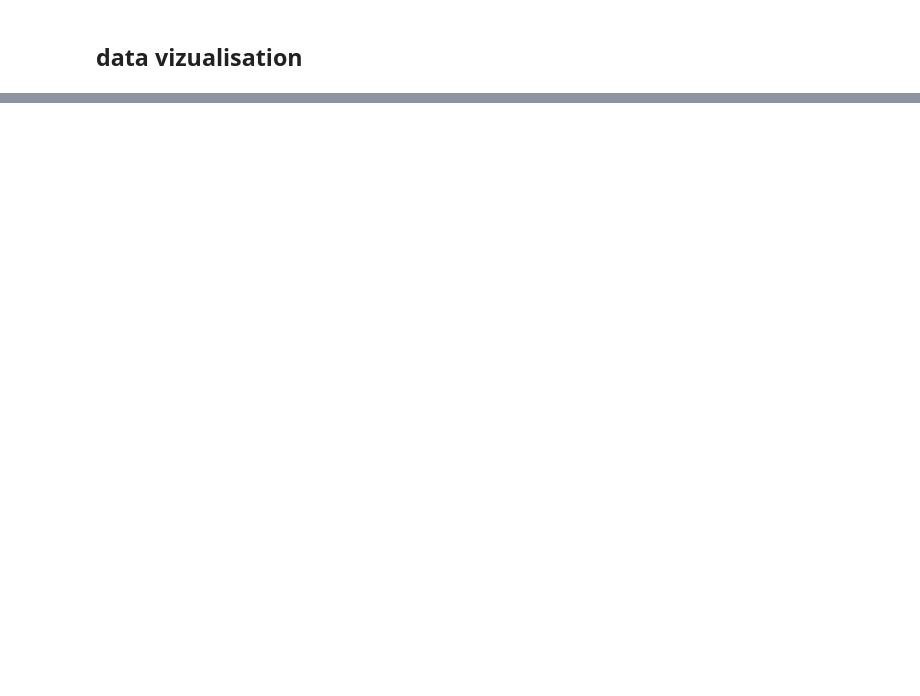
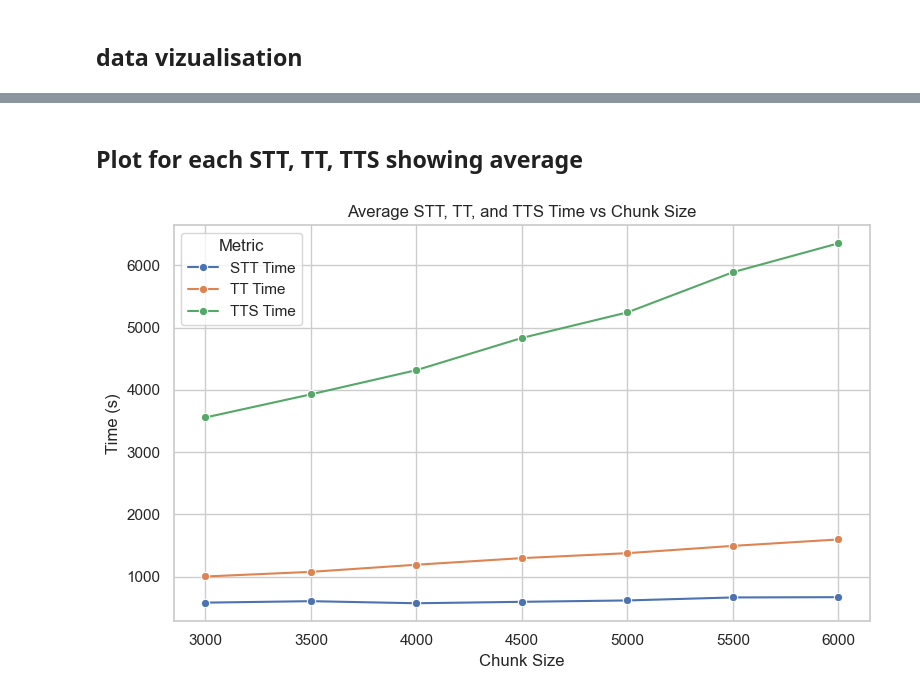
Before and after one commit to claralb2002/AI-Based-Video-dubbing, a Jupyter notebook: processing_results.ipynb, the cells around one changed output, grey strips where cells are left out. Cells and saved outputs as stored; diff of their text form; code cells hidden in the pictures; blank space fills up the shorter version.

```diff
--- a/processing_results.ipynb
+++ b/processing_results.ipynb
@@ -167,0 +317,36 @@ df
+# %% [markdown]
+## Plot for each STT, TT, TTS showing average
+# %%
+# df['stt_time'] = df['stt_time'].apply(ast.literal_eval)
+# df['tt_time'] = df['tt_time'].apply(ast.literal_eval)
+# df['tts_time'] = df['tts_time'].apply(ast.literal_eval)
+
+
+df['avg_stt_time'] = df['stt_time'].apply(lambda x: sum(x)/len(x))
+df['avg_tt_time'] = df['tt_time'].apply(lambda x: sum(x)/len(x))
+df['avg_tts_time'] = df['tts_time'].apply(lambda x: sum(x)/len(x))
+
+
+grouped = df.groupby('chunk_size')[['avg_stt_time', 'avg_tt_time', 'avg_tts_time']].mean().reset_index()
+
+
+
+# Set seaborn style
+sns.set(style="whitegrid")
+plt.figure(figsize=(8, 5))
+
+
+# Plot each line separately
+sns.lineplot(data=grouped, x='chunk_size', y='avg_stt_time', marker='o', label='STT Time')
+sns.lineplot(data=grouped, x='chunk_size', y='avg_tt_time', marker='o', label='TT Time')
+sns.lineplot(data=grouped, x='chunk_size', y='avg_tts_time', marker='o', label='TTS Time')
+
+# Set titles and labels
+plt.title('Average STT, TT, and TTS Time vs Chunk Size')
+plt.ylabel('Time (s)')
+plt.xlabel('Chunk Size')
+plt.legend(title='Metric')
+plt.tight_layout()
+plt.show()
+# %% [output]
+[figure, added]
```
Also changed, not shown: parts of 9 cells of this notebook.
